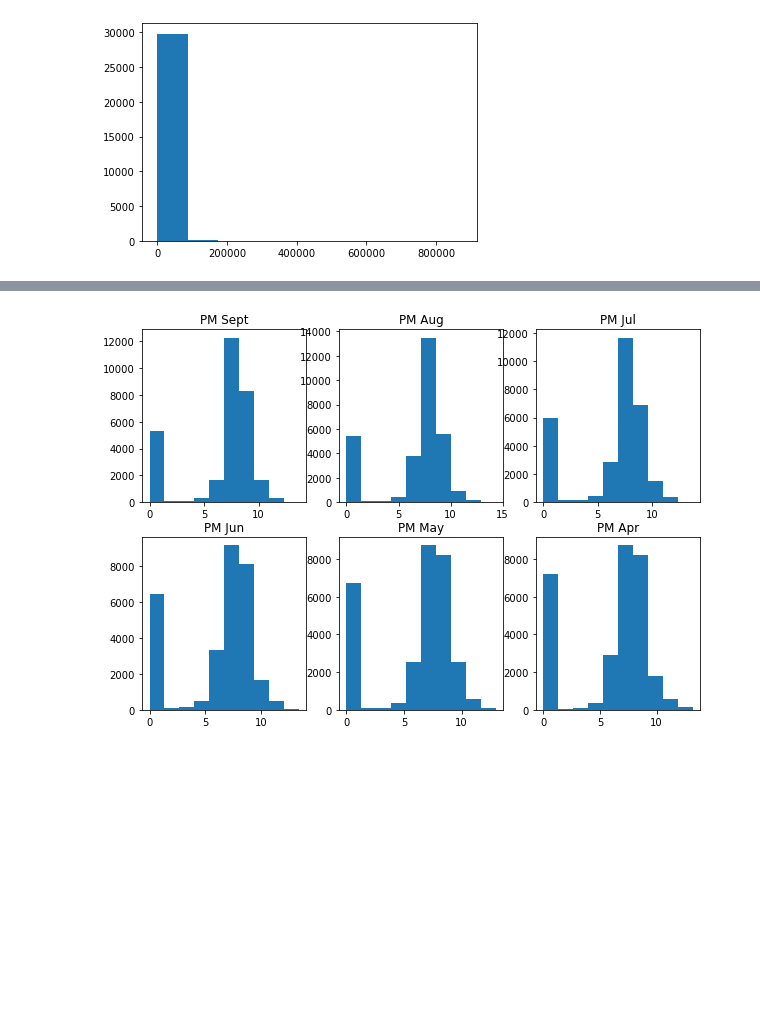
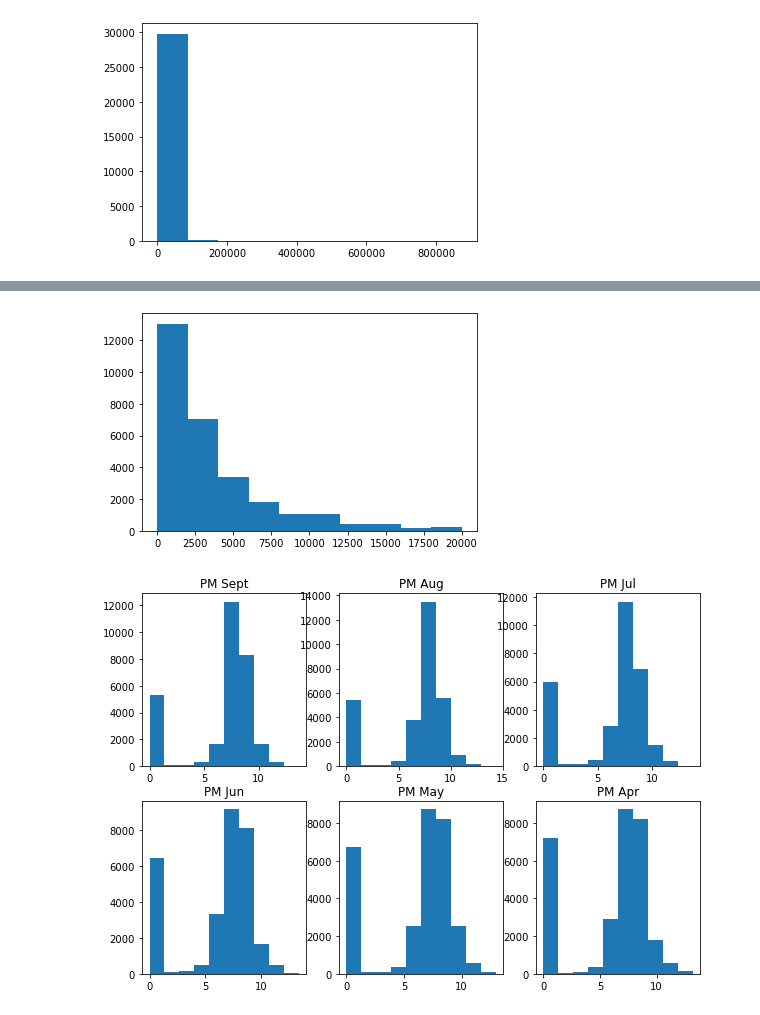
Before and after one commit to hamitguner/ML-zoomcamp, a Jupyter notebook: midterm-project/notebook.ipynb, the cells around one changed output, grey strips where cells are left out. Saved outputs shown, nothing was run; the diff lists cells and outputs as text; code cells hidden in the pictures; blank space fills up the shorter version.

```diff
--- a/midterm-project/notebook.ipynb
+++ b/midterm-project/notebook.ipynb
@@ -252 +338,10 @@ plt.show()
+# %%
+# Linear scale
+plt.hist('pay_amt1', data =df,range = [0, 20000])
+
+plt.show()
+
+# between 0 -20k range there is a right skewed data.
+# %% [output]
+[figure, added]
 # %%
```
Also changed, not shown: parts of 42 cells of this notebook.
